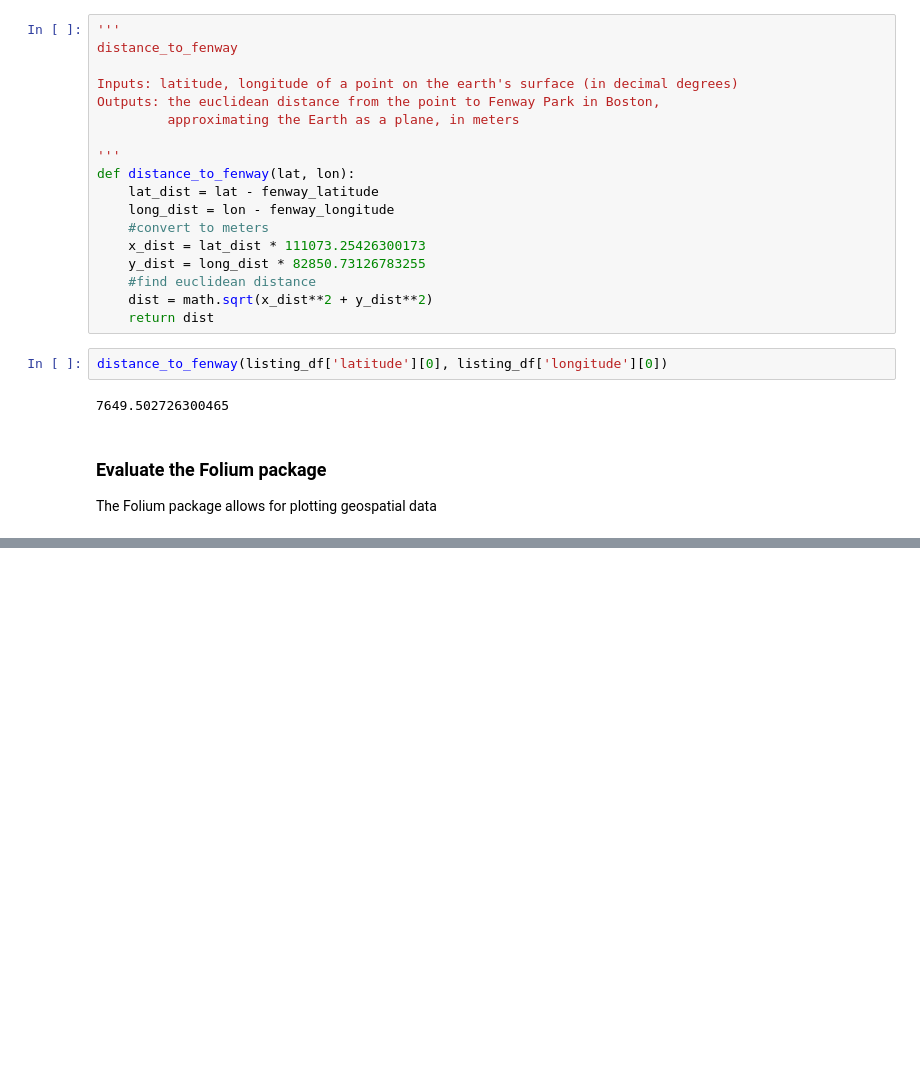
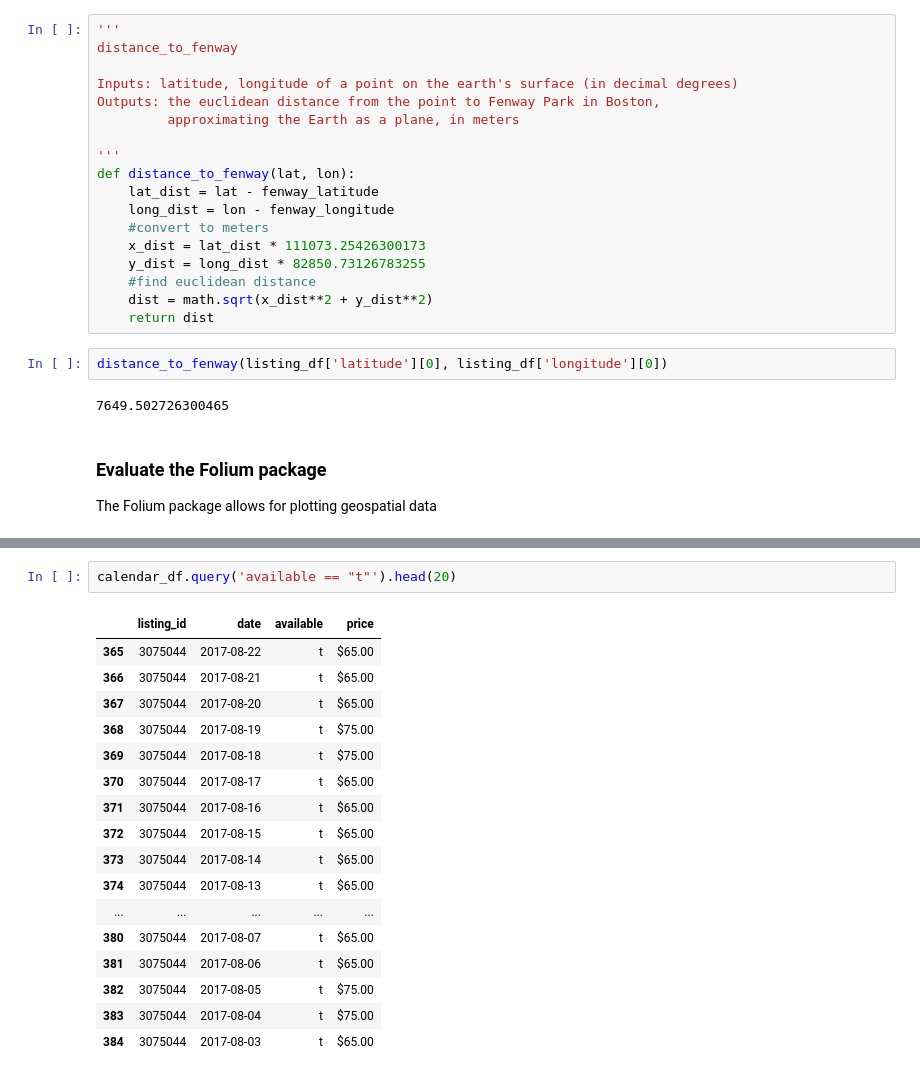
Before and after one commit to ismith1024/Udacity-Blog-Post, a Jupyter notebook: write-a-blog-post.ipynb, the cells around one changed output, grey strips where cells are left out. Saved outputs shown, nothing was run; the diff lists cells and outputs as text; blank space fills up the shorter version.

```diff
--- a/write-a-blog-post.ipynb
+++ b/write-a-blog-post.ipynb
@@ -146,0 +157,20 @@ _
+# %%
+calendar_df.query('available == "t"').head(20)
+# %% [output]
+|  | listing_id | date | available | price |
+| 365 | 3075044 | 2017-08-22 | t | $65.00 |
+| 366 | 3075044 | 2017-08-21 | t | $65.00 |
+| 367 | 3075044 | 2017-08-20 | t | $65.00 |
+| 368 | 3075044 | 2017-08-19 | t | $75.00 |
+| 369 | 3075044 | 2017-08-18 | t | $75.00 |
+| 370 | 3075044 | 2017-08-17 | t | $65.00 |
+| 371 | 3075044 | 2017-08-16 | t | $65.00 |
+| 372 | 3075044 | 2017-08-15 | t | $65.00 |
+| 373 | 3075044 | 2017-08-14 | t | $65.00 |
+| 374 | 3075044 | 2017-08-13 | t | $65.00 |
+| ... | ... | ... | ... | ... |
+| 380 | 3075044 | 2017-08-07 | t | $65.00 |
+| 381 | 3075044 | 2017-08-06 | t | $65.00 |
+| 382 | 3075044 | 2017-08-05 | t | $75.00 |
+| 383 | 3075044 | 2017-08-04 | t | $75.00 |
+| 384 | 3075044 | 2017-08-03 | t | $65.00 |
```
Also changed, not shown: parts of 6 cells of this notebook, 1 other file.
